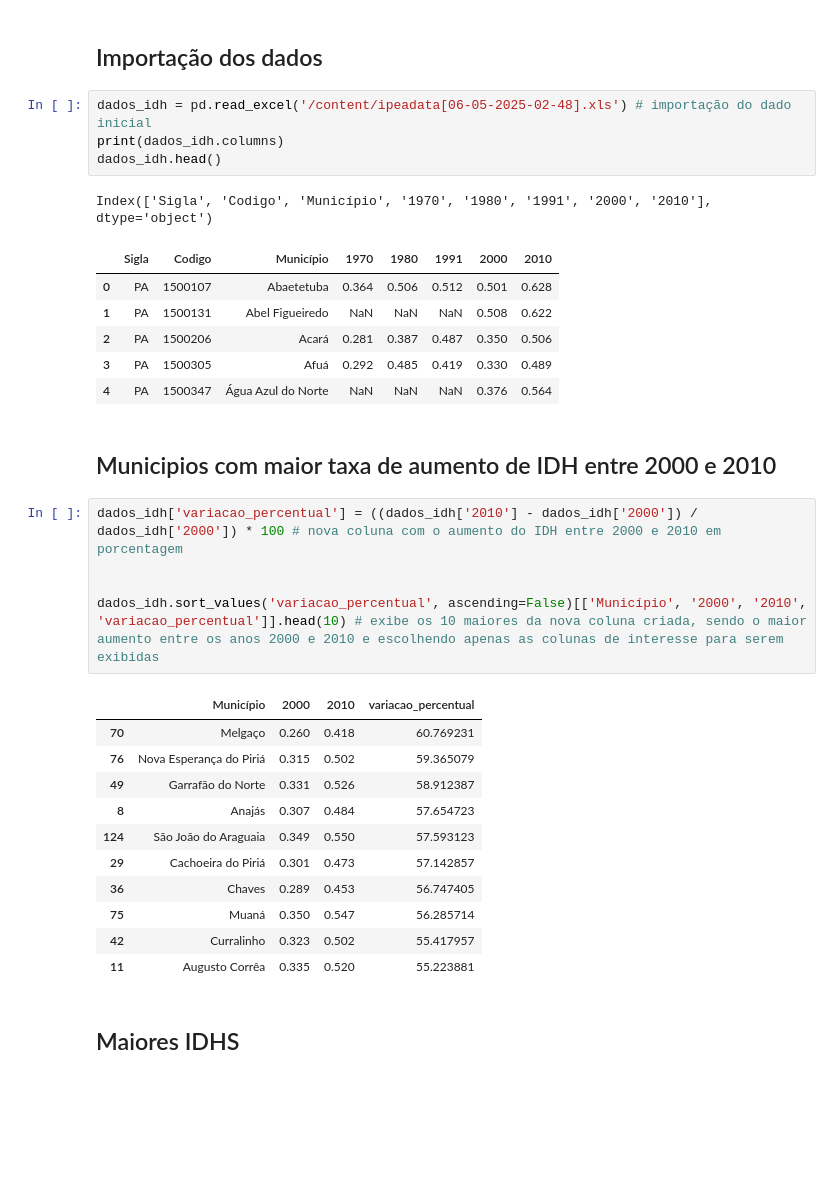
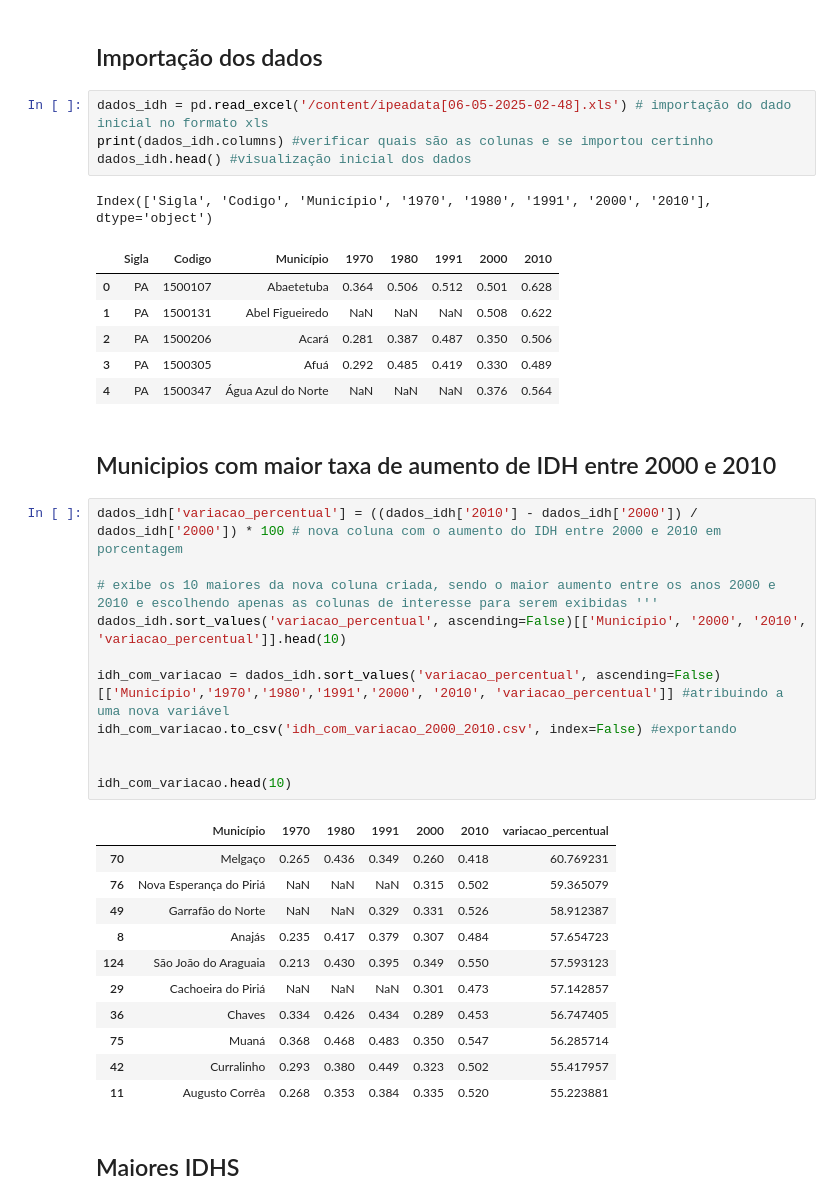
Before and after one commit to GustavoMoreiraDS/Desafio1_zettalab, a Jupyter notebook: zettalab.ipynb, the cells around one changed output. Cells and saved outputs as stored; diff of their text form; blank space fills up the shorter version.

```diff
--- a/zettalab.ipynb
+++ b/zettalab.ipynb
@@ -147,9 +132,9 @@ tabela_variacao.sort_values('variacao_em_relacao_ao_ano_anterior', ascending=Fal
 # %% [markdown]
 ## Importação dos dados
 # %%
-dados_idh = pd.read_excel('/content/ipeadata[06-05-2025-02-48].xls') # importação do dado inicial
-print(dados_idh.columns)
-dados_idh.head()
+dados_idh = pd.read_excel('/content/ipeadata[06-05-2025-02-48].xls') # importação do dado inicial no formato xls
+print(dados_idh.columns) #verificar quais são as colunas e se importou certinho
+dados_idh.head() #visualização inicial dos dados
 # %% [output]
 Index(['Sigla', 'Codigo', 'Município', '1970', '1980', '1991', '2000', '2010'], dtype='object')
 |  | Sigla | Codigo | Município | 1970 | 1980 | 1991 | 2000 | 2010 |
@@ -163,20 +148,26 @@ Index(['Sigla', 'Codigo', 'Município', '1970', '1980', '1991', '2000', '2010'],
 # %%
 dados_idh['variacao_percentual'] = ((dados_idh['2010'] - dados_idh['2000']) / dados_idh['2000']) * 100 # nova coluna com o aumento do IDH entre 2000 e 2010 em porcentagem
 
+# exibe os 10 maiores da nova coluna criada, sendo o maior aumento entre os anos 2000 e 2010 e escolhendo apenas as colunas de interesse para serem exibidas '''
+dados_idh.sort_values('variacao_percentual', ascending=False)[['Município', '2000', '2010', 'variacao_percentual']].head(10)
 
-dados_idh.sort_values('variacao_percentual', ascending=False)[['Município', '2000', '2010', 'variacao_percentual']].head(10) # exibe os 10 maiores da nova coluna criada, sendo o maior aumento entre os anos 2000 e 2010 e escolhendo apenas as colunas de interesse para serem exibidas
+idh_com_variacao = dados_idh.sort_values('variacao_percentual', ascending=False)[['Município','1970','1980','1991','2000', '2010', 'variacao_percentual']] #atribuindo a uma nova variável
+idh_com_variacao.to_csv('idh_com_variacao_2000_2010.csv', index=False) #exportando
+
+
+idh_com_variacao.head(10)
 # %% [output]
-|  | Município | 2000 | 2010 | variacao_percentual |
-| 70 | Melgaço | 0.260 | 0.418 | 60.769231 |
-| 76 | Nova Esperança do Piriá | 0.315 | 0.502 | 59.365079 |
-| 49 | Garrafão do Norte | 0.331 | 0.526 | 58.912387 |
-| 8 | Anajás | 0.307 | 0.484 | 57.654723 |
-| 124 | São João do Araguaia | 0.349 | 0.550 | 57.593123 |
-| 29 | Cachoeira do Piriá | 0.301 | 0.473 | 57.142857 |
-| 36 | Chaves | 0.289 | 0.453 | 56.747405 |
-| 75 | Muaná | 0.350 | 0.547 | 56.285714 |
-| 42 | Curralinho | 0.323 | 0.502 | 55.417957 |
-| 11 | Augusto Corrêa | 0.335 | 0.520 | 55.223881 |
+|  | Município | 1970 | 1980 | 1991 | 2000 | 2010 | variacao_percentual |
+| 70 | Melgaço | 0.265 | 0.436 | 0.349 | 0.260 | 0.418 | 60.769231 |
+| 76 | Nova Esperança do Piriá | NaN | NaN | NaN | 0.315 | 0.502 | 59.365079 |
+| 49 | Garrafão do Norte | NaN | NaN | 0.329 | 0.331 | 0.526 | 58.912387 |
+| 8 | Anajás | 0.235 | 0.417 | 0.379 | 0.307 | 0.484 | 57.654723 |
+| 124 | São João do Araguaia | 0.213 | 0.430 | 0.395 | 0.349 | 0.550 | 57.593123 |
+| 29 | Cachoeira do Piriá | NaN | NaN | NaN | 0.301 | 0.473 | 57.142857 |
+| 36 | Chaves | 0.334 | 0.426 | 0.434 | 0.289 | 0.453 | 56.747405 |
+| 75 | Muaná | 0.368 | 0.468 | 0.483 | 0.350 | 0.547 | 56.285714 |
+| 42 | Curralinho | 0.293 | 0.380 | 0.449 | 0.323 | 0.502 | 55.417957 |
+| 11 | Augusto Corrêa | 0.268 | 0.353 | 0.384 | 0.335 | 0.520 | 55.223881 |
 # %% [markdown]
 ## Maiores IDHS
 # %%
```
Also changed, not shown: parts of 12 cells of this notebook.
